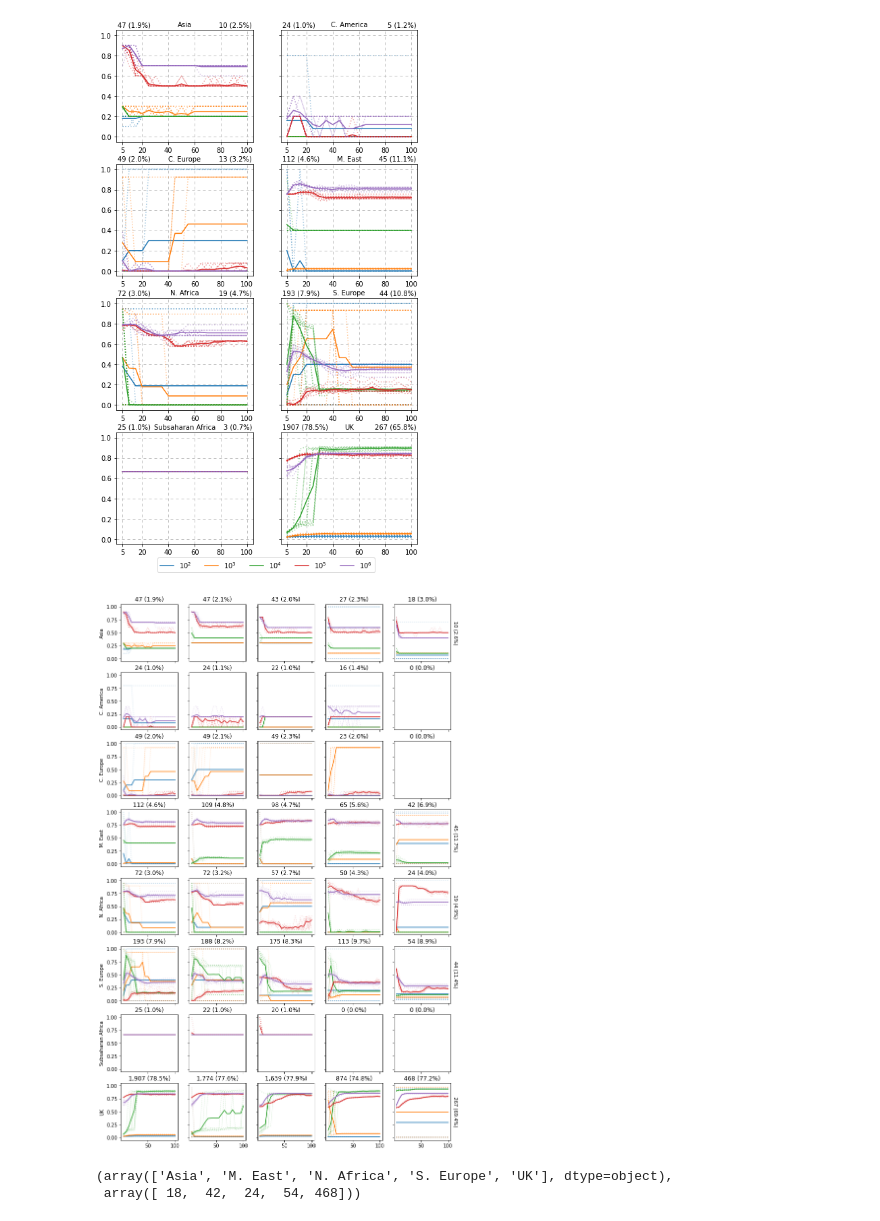
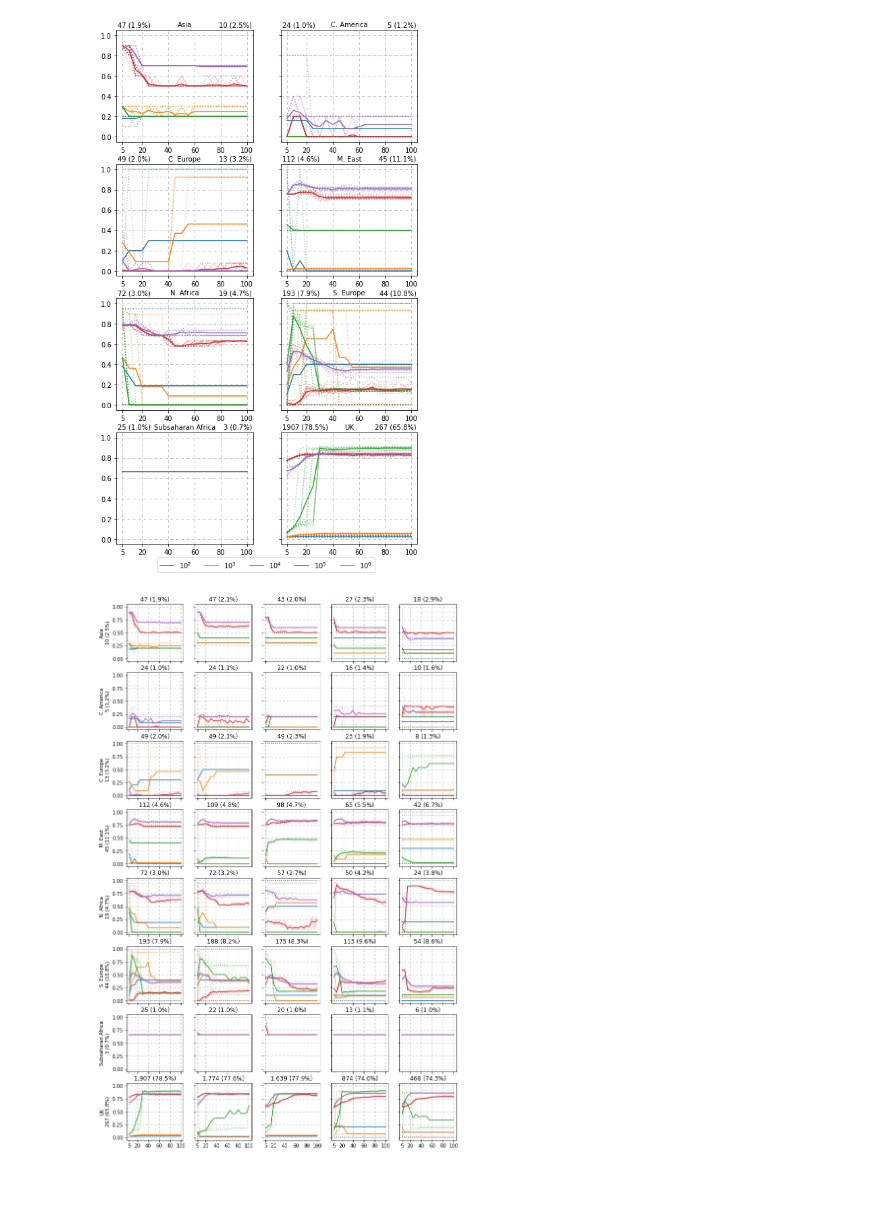
Before and after one commit to jordan-wei-taylor/genolearn, a Jupyter notebook: Untitled-1.ipynb, the cells around one changed output. Cells and saved outputs as stored; diff of their text form; code cells hidden in the pictures; blank space fills up the shorter version.

Commit message:
modified code to run with subset data

```diff
--- a/Untitled-1.ipynb
+++ b/Untitled-1.ipynb
@@ -4,7 +4,7 @@ from   genolearn.metrics    import intra_accuracy
 from   matplotlib import pyplot as plt
 import numpy as np
 
-dataloader = DataLoader('data', 'raw-data/meta-data.csv', 'Accession', 'Region', 'Year')
+dataloader = DataLoader('data-low-memory', 'raw-data/meta-data.csv', 'Accession', 'Region', 'Year')
 
 def intra_accuracy(Y, Y_hat):
     ret    = {}
@@ -13,16 +13,17 @@ def intra_accuracy(Y, Y_hat):
         ret[u] = (Y_hat[...,Y == u] == u).mean(axis = -1)
     return ret
 
+subset     = ['Asia', 'C. America', 'C. Europe', 'M. East', 'N. Africa', 'S. Europe', 'Subsaharan Africa', 'UK']
 accs       = {}
 times      = {}
 for year in range(2014, 2019):
     accs[year]  = {}
     times[year] = {}
     for model in ['lr', 'rf']:
-        train, test        = dataloader.load_train_test_identifiers(range(year, 2019), [2019], 15)
+        train, test        = dataloader.load_train_test_identifiers(range(year, 2019), [2019], 0, subset)
         Y_train            = dataloader.load_Y(*train)
         Y_test             = dataloader.load_Y(*test)
-        npz                = np.load(f'O157-region/{year}/{model}/results.npz')
+        npz                = np.load(f'O157-region-subset/{year}/{model}/results.npz')
         intra              = intra_accuracy(Y_test, npz['labels'][npz['predict']])
         train_counts       = dict(zip(*np.unique(Y_train, return_counts = True)))
         test_counts        = dict(zip(*np.unique(Y_test , return_counts = True)))
@@ -101,22 +91,24 @@ ax[-1].legend(ncol = 5, loc = (-0.9, -0.25))
 # %%
 fig, ax = plt.subplots(8, 5, figsize = (12, 20), sharey = True, sharex = True)
 
 for i, u in enumerate(unique):
     for j, year in enumerate(range(2014, 2019)):
         obj = accs[year]['rf']
         if u not in obj:
             ax[i,j].set_title('0 (0.0%)')
             continue
 
-        ax[i,j].set_title(f'{obj[u][1]:,d} ({obj[u][3]:.1%})')
-
         for k in range(5):
             ax[i,j].plot(range(5, 101, 5), obj[u][0][k], c = colors[k], alpha = 0.2, ls = ':')
             ax[i,j].plot(range(5, 101, 5), obj[u][0][k].mean(axis = -1), c = colors[k])
 
-    ax[i,0].set_ylabel(u)
+        ax[i,j].set_title(f'{obj[u][1]:,d} ({obj[u][3]:.1%})')
+        ax[i,j].grid(ls = (0, (5, 5)))
+        ax[i,j].set_xticks([5] + list(range(20, 101, 20)))
 
-    if u in obj:
-        ax[i,-1].annotate(f'{obj[u][2]:,d} ({obj[u][4]:.1%})', (1.08, 0.5), xycoords = 'axes fraction', ha = 'center', va = 'center', rotation = 270)
+    ax[i,0].set_ylabel(f'{u}\n{obj[u][2]:,d} ({obj[u][4]:.1%})')
+
+    # if u in obj:
+    #     ax[i,-1].annotate(f'', (1.08, 0.5), xycoords = 'axes fraction', ha = 'center', va = 'center', rotation = 270)
 # %% [output]
-[figure, old version]
+[figure, new version]
@@ -125,5 +114,0 @@ Y_train, Y_test = (dataloader.load_Y(*identifiers) for identifiers in dataloader
-# %%
-np.unique(Y_train, return_counts = True)
-# %% [output]
-(array(['Asia', 'M. East', 'N. Africa', 'S. Europe', 'UK'], dtype=object),
- array([ 18,  42,  24,  54, 468]))
```
Also changed, not shown: parts of 4 cells of this notebook.
